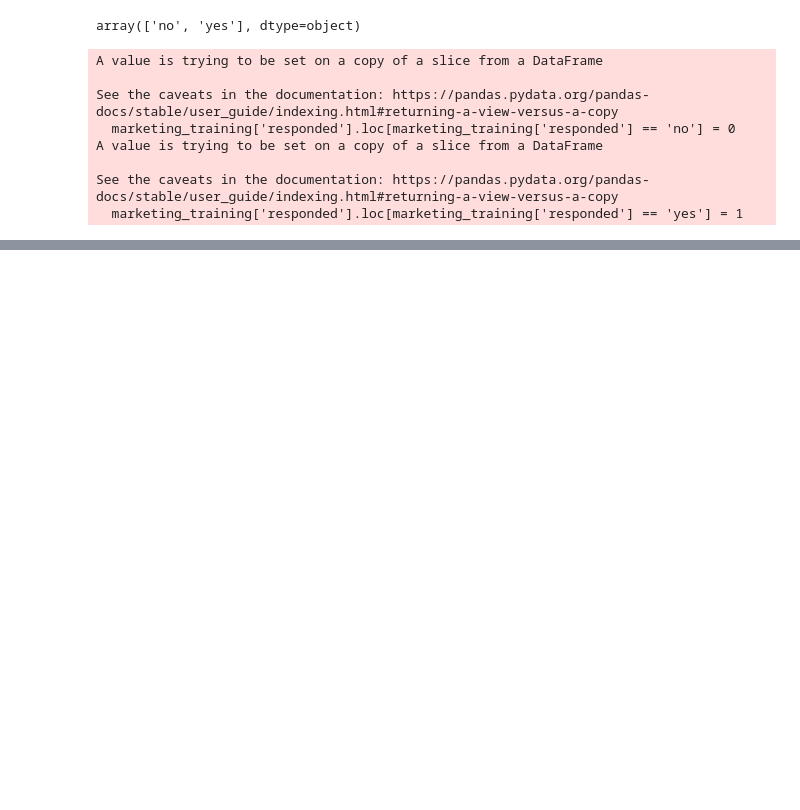
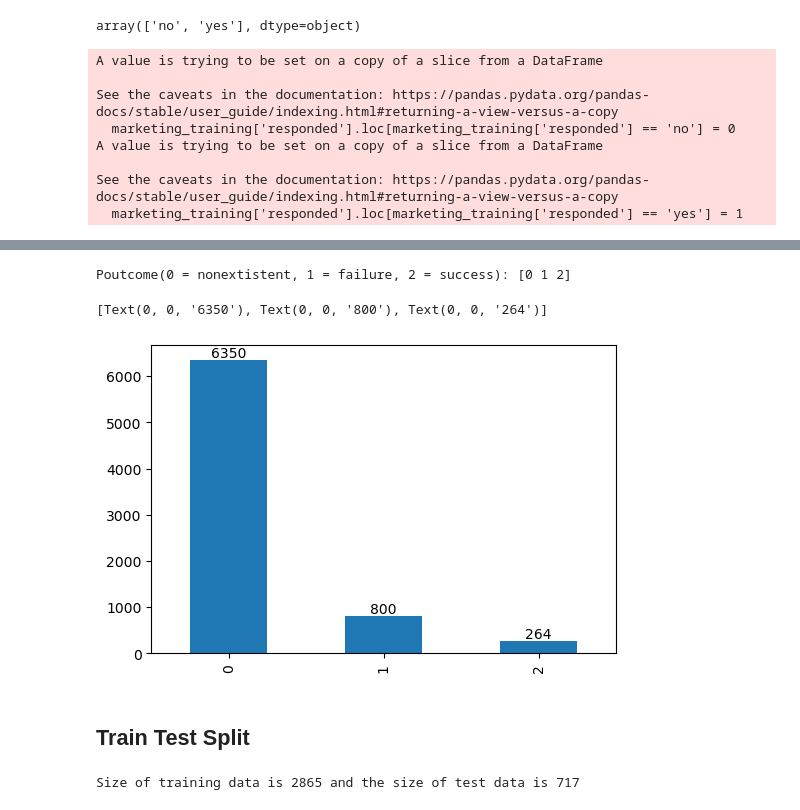
Before and after one commit to tugceturkkal/Data-Projects, a Jupyter notebook: Response to Marketing Campaign.ipynb, the cells around one changed output, grey strips where cells are left out. Saved outputs shown, nothing was run; the diff lists cells and outputs as text; code cells hidden in the pictures; blank space fills up the shorter version.

```diff
--- a/Response to Marketing Campaign.ipynb
+++ b/Response to Marketing Campaign.ipynb
@@ -179,0 +259,5 @@ dtype: int64
+# %%
+marketing_training['poutcome'].loc[marketing_training['poutcome'] == 'nonexistent'] = 0
+marketing_training['poutcome'].loc[marketing_training['poutcome'] == 'failure'] = 1
+marketing_training['poutcome'].loc[marketing_training['poutcome'] == 'success'] = 2
+marketing_training['poutcome'] = marketing_training['poutcome'].astype('int64')
@@ -179,0 +277,10 @@ dtype: int64
+# %%
+print(f'Poutcome(0 = nonextistent, 1 = failure, 2 = success): {marketing_training.poutcome.unique()}')
+
+# Visualize the distribution of each category
+ax = marketing_training['poutcome'].value_counts().plot(kind='bar', figsize=(6,4))
+ax.bar_label(ax.containers[0])
+# %% [output]
+Poutcome(0 = nonextistent, 1 = failure, 2 = success): [0 1 2]
+[Text(0, 0, '6350'), Text(0, 0, '800'), Text(0, 0, '264')]
+[figure, added]
@@ -179,0 +290,2 @@ dtype: int64
+# %% [markdown]
+## Train Test Split
@@ -179,0 +297,6 @@ dtype: int64
+# %%
+X_train, X_test, y_train, y_test = train_test_split(X, y, test_size = 0.2, random_state = 42)
+
+print(f'Size of training data is {len(X_train)} and the size of test data is {len(X_test)}')
+# %% [output]
+Size of training data is 2865 and the size of test data is 717
```
Also changed, not shown: parts of 15 cells of this notebook.
